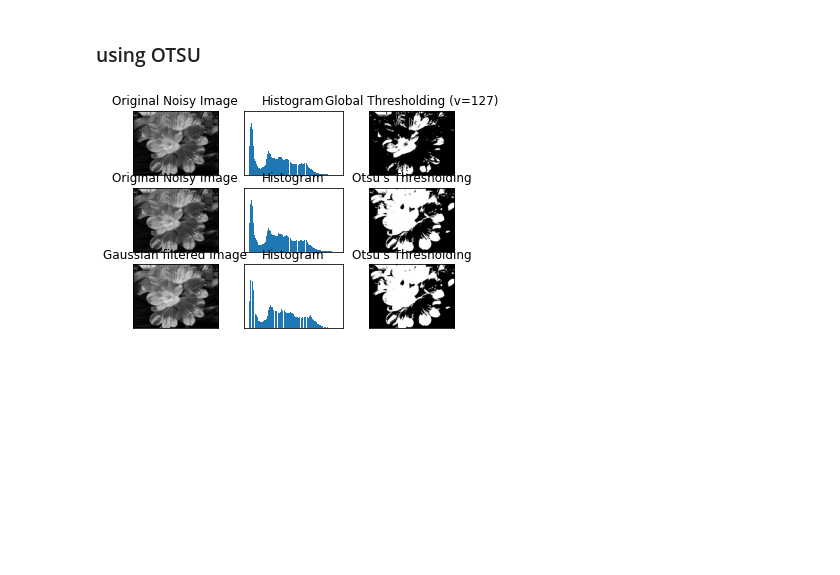
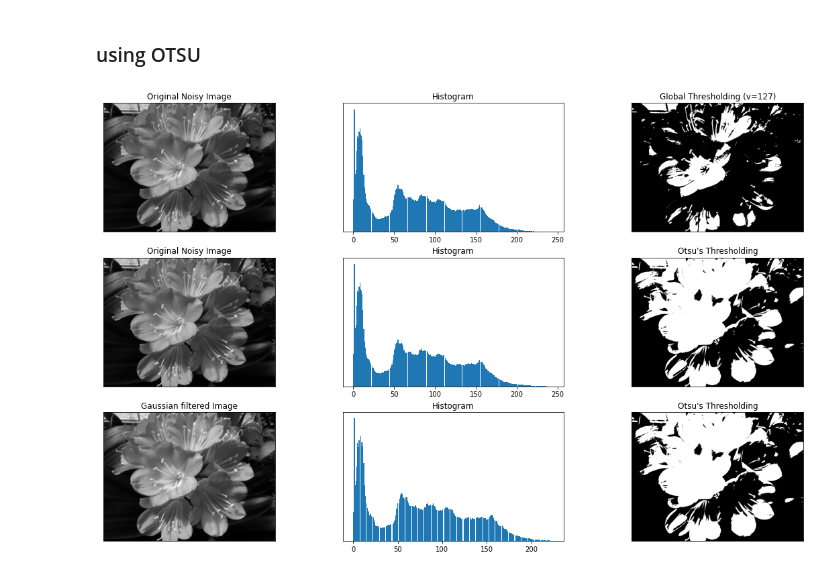
Before and after one commit to mmyy2513/OpenCV_practice, a Jupyter notebook: image thresholding.ipynb, the cells around one changed output. Cells and saved outputs as stored; diff of their text form; code cells hidden in the pictures; blank space fills up the shorter version.

```diff
--- a/image thresholding.ipynb
+++ b/image thresholding.ipynb
@@ -45,7 +45,7 @@ Text(0.5, 1.0, 'THRESH_TOZERO_INV')
 - blockSize : thersholding 적용 영역 사이즈
 - C : 평균에서 차감할 값
 # %%
-img = cv2.imread('image2.jpg')
+img = cv2.imread('./src/image2.jpg')
 #img = cv2.medianBlur(img,5)
 img = cv2.cvtColor(img, cv2.COLOR_BGR2GRAY)
 ret, th1 = cv2.threshold(img,127,255,cv2.THRESH_BINARY)
@@ -65,29 +67,28 @@ plt.show()
 # %% [markdown]
 ### using OTSU
 # %%
-img = cv2.imread('flower1.jpg',0)
+img = cv2.imread('./src/flower1.jpg',0)
 # global thresholding
 ret1, th1 = cv2.threshold(img, 127, 255, cv2.THRESH_BINARY)
 
 ret2, th2 = cv2.threshold(img, 0, 255, cv2.THRESH_BINARY+cv2.THRESH_OTSU)
 
 blur = cv2.GaussianBlur(img,(5,5),0)
 
 ret3, th3 = cv2.threshold(img, 0, 255, cv2.THRESH_BINARY+cv2.THRESH_OTSU)
 
 # plot all the images and their histograms
 images = [img, 0, th1, img, 0, th2, blur, 0, th3]
 
 titles = ['Original Noisy Image','Histogram','Global Thresholding (v=127)', 'Original Noisy Image','Histogram',"Otsu's Thresholding", 'Gaussian filtered Image','Histogram',"Otsu's Thresholding"]
-
+plt.figure(figsize = (20,12))
 for i in range(3):
 	plt.subplot(3,3,i*3+1),plt.imshow(images[i*3],'gray')
 	plt.title(titles[i*3]), plt.xticks([]), plt.yticks([])
 	plt.subplot(3,3,i*3+2),plt.hist(images[i*3].ravel(),256) # ravel : 이미지를 flatten된 array로
-	plt.title(titles[i*3+1]), plt.xticks([]), plt.yticks([])
+	plt.title(titles[i*3+1]), plt.xticks(), plt.yticks([])
 	plt.subplot(3,3,i*3+3),plt.imshow(images[i*3+2],'gray')
 	plt.title(titles[i*3+2]), plt.xticks([]), plt.yticks([])
-
 plt.show()
 # %% [output]
-[figure, old version]
+[figure, new version]
```
Also changed, not shown: parts of 1 cell of this notebook, 8 other files.
